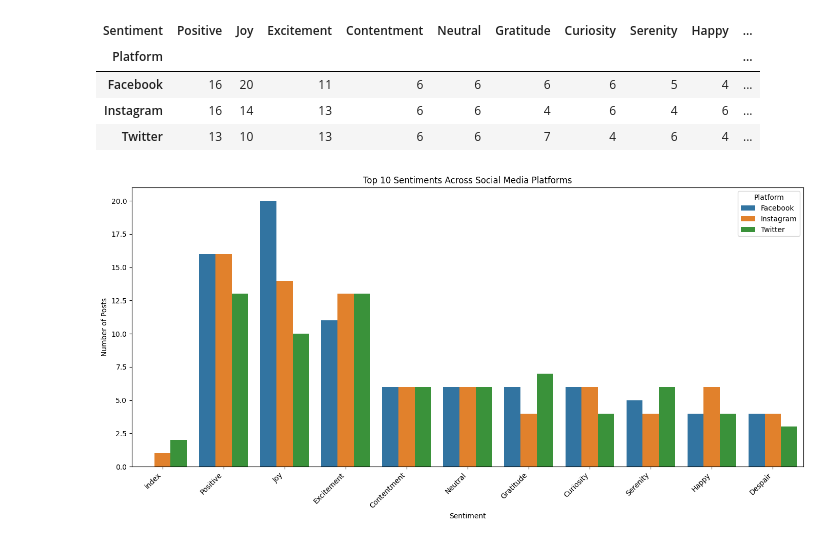
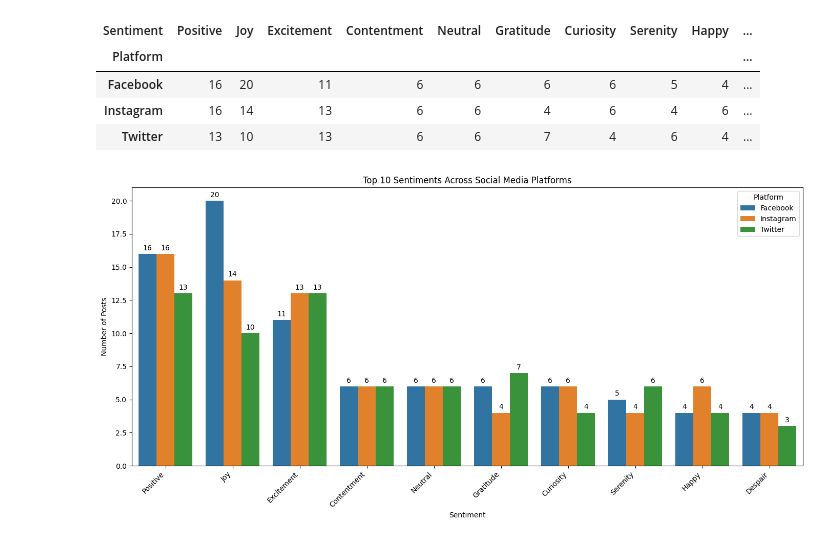
Before and after one commit to euiedavid/social-media-sentiments-analysis, a Jupyter notebook: notebook/social_media_sentiments_eda.ipynb, the cells around one changed output. Drawn from its saved outputs; the diff is of its cells as text; code cells hidden in the pictures.

Commit message:
notebook: concluded engagement per platform analysis

```diff
--- a/notebook/social_media_sentiments_eda.ipynb
+++ b/notebook/social_media_sentiments_eda.ipynb
@@ -580,11 +580,18 @@ top_sentiments = data['Sentiment'].value_counts().head(20)
 # Plot horizontal bar chart
 plt.figure(figsize=(10, 7))
 
-sns.barplot(
+ax = sns.barplot(
     x=top_sentiments.values,
     y=top_sentiments.index,
     palette='crest'
 )
+
+# add bar labels
+for container in ax.containers:
+  ax.bar_label(
+      container,
+      padding=3
+  )
 
 plt.title('Top 20 Most Frequent Sentiments')
 plt.xlabel('Number of Posts')
@@ -665,31 +652,41 @@ platform_sentiments_top10
 | Twitter | 13 | 10 | 13 | 6 | 6 | 7 | 4 | 6 | 4 | ... |
 # %%
 # Reset index for plotting
-platform_sentiments_top10 = platform_sentiments_top10.reset_index()
+platform_sentiments_top10 = platform_sentiments_top10.drop(
+    columns=['index', 'level_0'],
+    errors='ignore'
+)
 
 # Reshape the DataFrame
 platform_sentiments_melted = platform_sentiments_top10.melt(
     id_vars='Platform',
     var_name='Sentiment',
     value_name='Frequency'
 )
 
 # Plot grouped bar chart
 plt.figure(figsize=(14, 7))
 
-sns.barplot(
+ax = sns.barplot(
     data=platform_sentiments_melted,
     x='Sentiment',
     y='Frequency',
     hue='Platform'
 )
+
+# Add labels to all bars
+for container in ax.containers:
+    ax.bar_label(
+        container,
+        padding=3
+    )
 
 plt.title('Top 10 Sentiments Across Social Media Platforms')
 plt.xlabel('Sentiment')
 plt.ylabel('Number of Posts')
 plt.xticks(rotation=45, ha='right')
 plt.legend(title='Platform')
 plt.tight_layout()
 plt.show()
 # %% [output]
-[figure, old version]
+[figure, new version]
```
Also changed, not shown: parts of 17 cells of this notebook.
